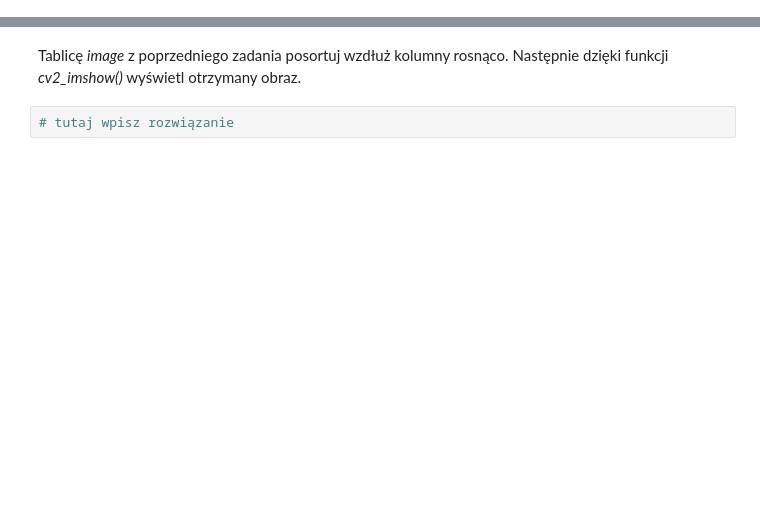
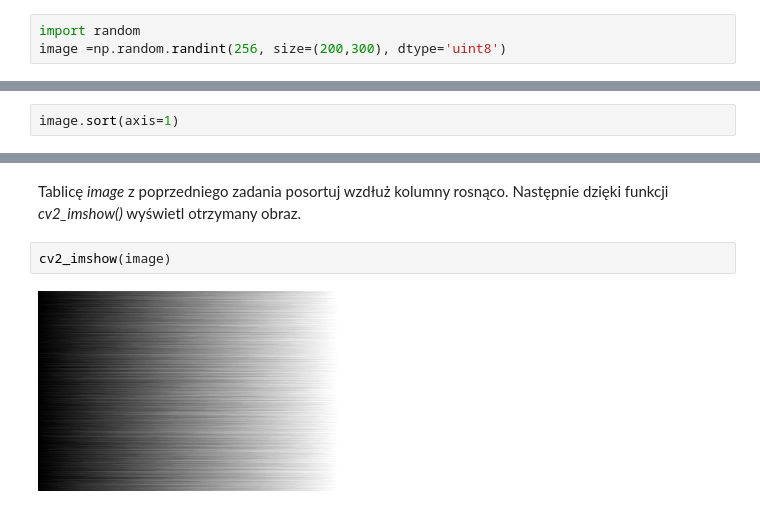
Before and after one commit to nefetorve/cwiczenia_data_science, a Jupyter notebook: 031_040_exercises.ipynb, the cells around one changed output, grey strips where cells are left out. Drawn from its saved outputs; the diff is of its cells as text; blank space fills up the shorter version.

```diff
--- a/031_040_exercises.ipynb
+++ b/031_040_exercises.ipynb
@@ -234,3 +242,6 @@ Wygeneruj dwuwymiarową tablicę o kształcie _(200, 300)_ wypełnioną wartośc
+# %%
+import random
+image =np.random.randint(256, size=(200,300), dtype='uint8')
 # %% [markdown]
 Nastepnie uruchom poniższy blok kodu. W rezultacie uzyskasz podgląd na losowo wygenerowany czarno-biały obraz.
 # %%
@@ -244,0 +256,2 @@ Tablicę _image_ z poprzedniego zadania posortuj wzdłuż wiersza rosnąco. Nast
+# %%
+image.sort(axis=1)
@@ -245,4 +268,6 @@ Tablicę _image_ z poprzedniego zadania posortuj wzdłuż wiersza rosnąco. Nast
 # %% [markdown]
 Tablicę _image_ z poprzedniego zadania posortuj wzdłuż kolumny rosnąco. Następnie dzięki funkcji _cv2_imshow()_ wyświetl otrzymany obraz.
-# %%
-# tutaj wpisz rozwiązanie
+# %%
+cv2_imshow(image)
+# %% [output]
+[figure, added]
```
Also changed, not shown: parts of 9 cells of this notebook.
